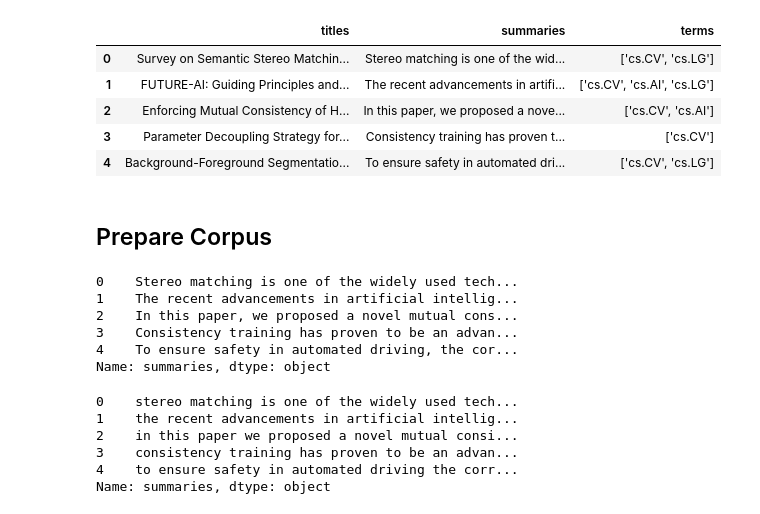
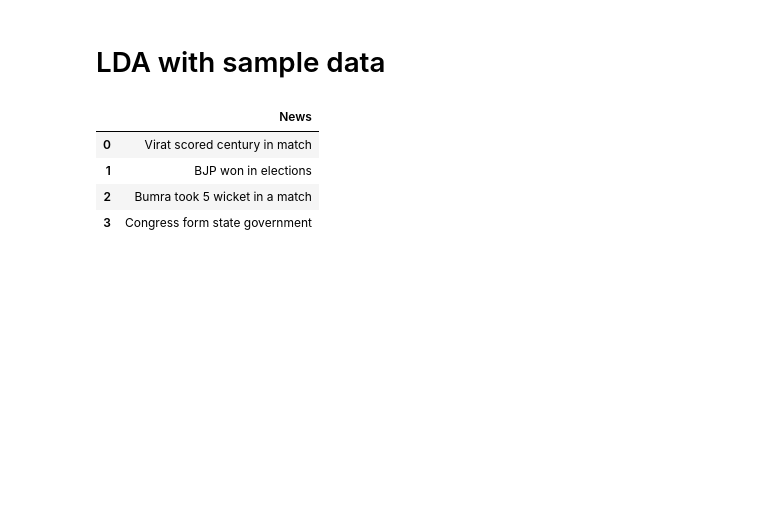
Before and after one commit to koushik-ace/NLP, a Jupyter notebook: Assignment_6_3.ipynb, the cells around one changed output. Drawn from its saved outputs; the diff is of its cells as text; code cells hidden in the pictures; blank space fills up the shorter version.

```diff
--- a/Assignment_6_3.ipynb
+++ b/Assignment_6_3.ipynb
@@ -13,43 +3,13 @@ Path to dataset files: /root/.cache/kagglehub/datasets/spsayakpaul/arxiv-paper-a
+# %% [markdown]
+# LDA with sample data
 # %%
 import pandas as pd
 
-df = pd.read_csv(f'{path}/arxiv_data.csv')
+df = pd.read_excel("/content/LDA-Data.xlsx")
 df.head()
 # %% [output]
-|  | titles | summaries | terms |
-| 0 | Survey on Semantic Stereo Matchin... | Stereo matching is one of the wid... | ['cs.CV', 'cs.LG'] |
-| 1 | FUTURE-AI: Guiding Principles and... | The recent advancements in artifi... | ['cs.CV', 'cs.AI', 'cs.LG'] |
-| 2 | Enforcing Mutual Consistency of H... | In this paper, we proposed a nove... | ['cs.CV', 'cs.AI'] |
-| 3 | Parameter Decoupling Strategy for... | Consistency training has proven t... | ['cs.CV'] |
-| 4 | Background-Foreground Segmentatio... | To ensure safety in automated dri... | ['cs.CV', 'cs.LG'] |
+|  | News |
+| 0 | Virat scored century in match |
+| 1 | BJP won in elections |
+| 2 | Bumra took 5 wicket in a match |
+| 3 | Congress form state government |
-# %% [markdown]
-## Prepare Corpus
-# %%
-corpus = df['summaries']
-print(corpus.head())
-# %% [output]
-0    Stereo matching is one of the widely used tech...
-1    The recent advancements in artificial intellig...
-2    In this paper, we proposed a novel mutual cons...
-3    Consistency training has proven to be an advan...
-4    To ensure safety in automated driving, the cor...
-Name: summaries, dtype: object
-# %%
-import re
-
-def clean_text(text):
-    text = text.lower() # Convert to lowercase
-    text = re.sub(r'\d+', '', text) # Remove numbers
-    text = re.sub(r'[\W_]+', ' ', text) # Remove punctuation and special characters, replace with space
-    text = re.sub(r'\s+', ' ', text).strip() # Remove extra spaces and strip leading/trailing spaces
-    return text
-
-cleaned_corpus = corpus.apply(clean_text)
-print(cleaned_corpus.head())
-# %% [output]
-0    stereo matching is one of the widely used tech...
-1    the recent advancements in artificial intellig...
-2    in this paper we proposed a novel mutual consi...
-3    consistency training has proven to be an advan...
-4    to ensure safety in automated driving the corr...
-Name: summaries, dtype: object
```
Also changed, not shown: parts of 22 cells of this notebook.
